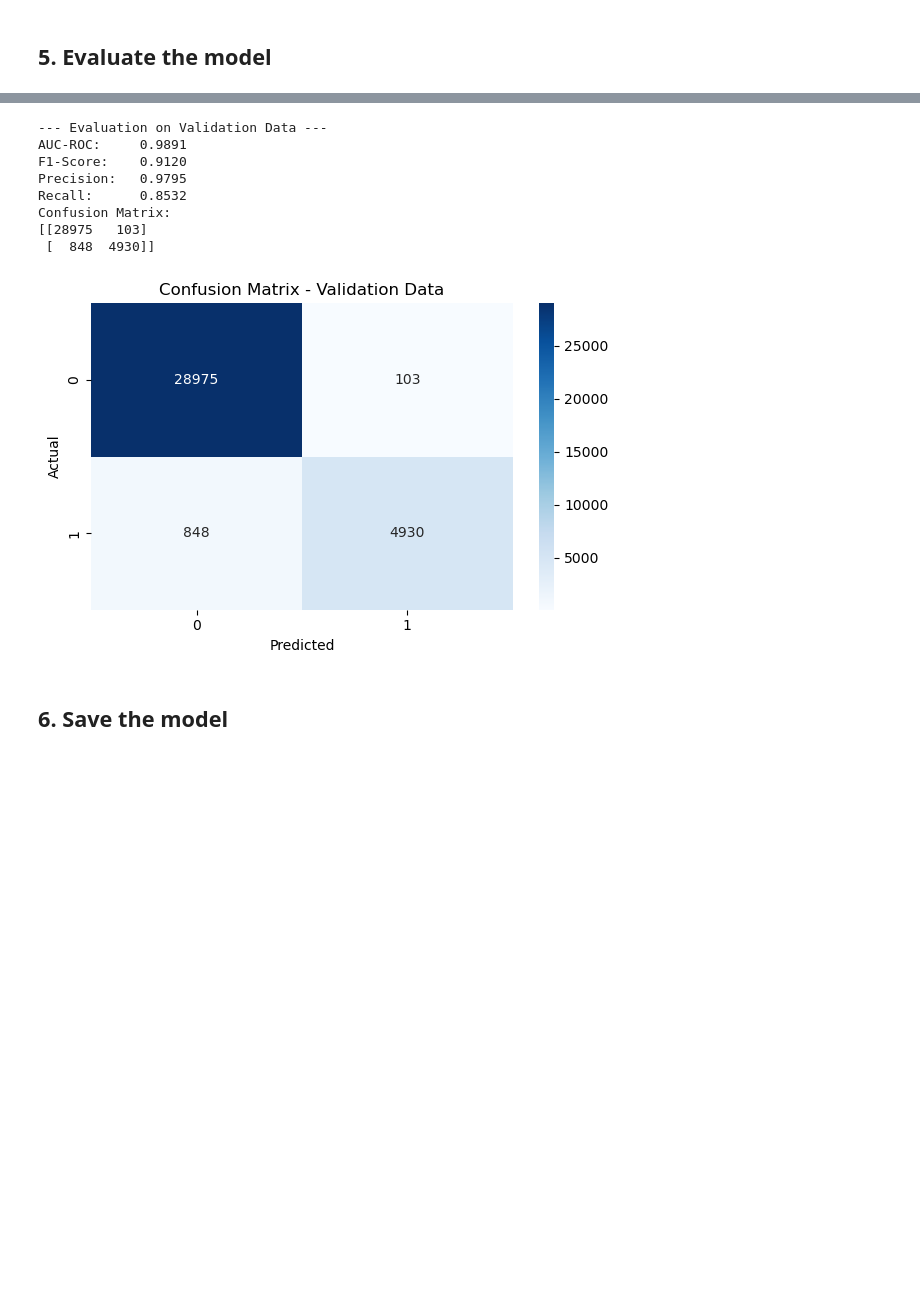
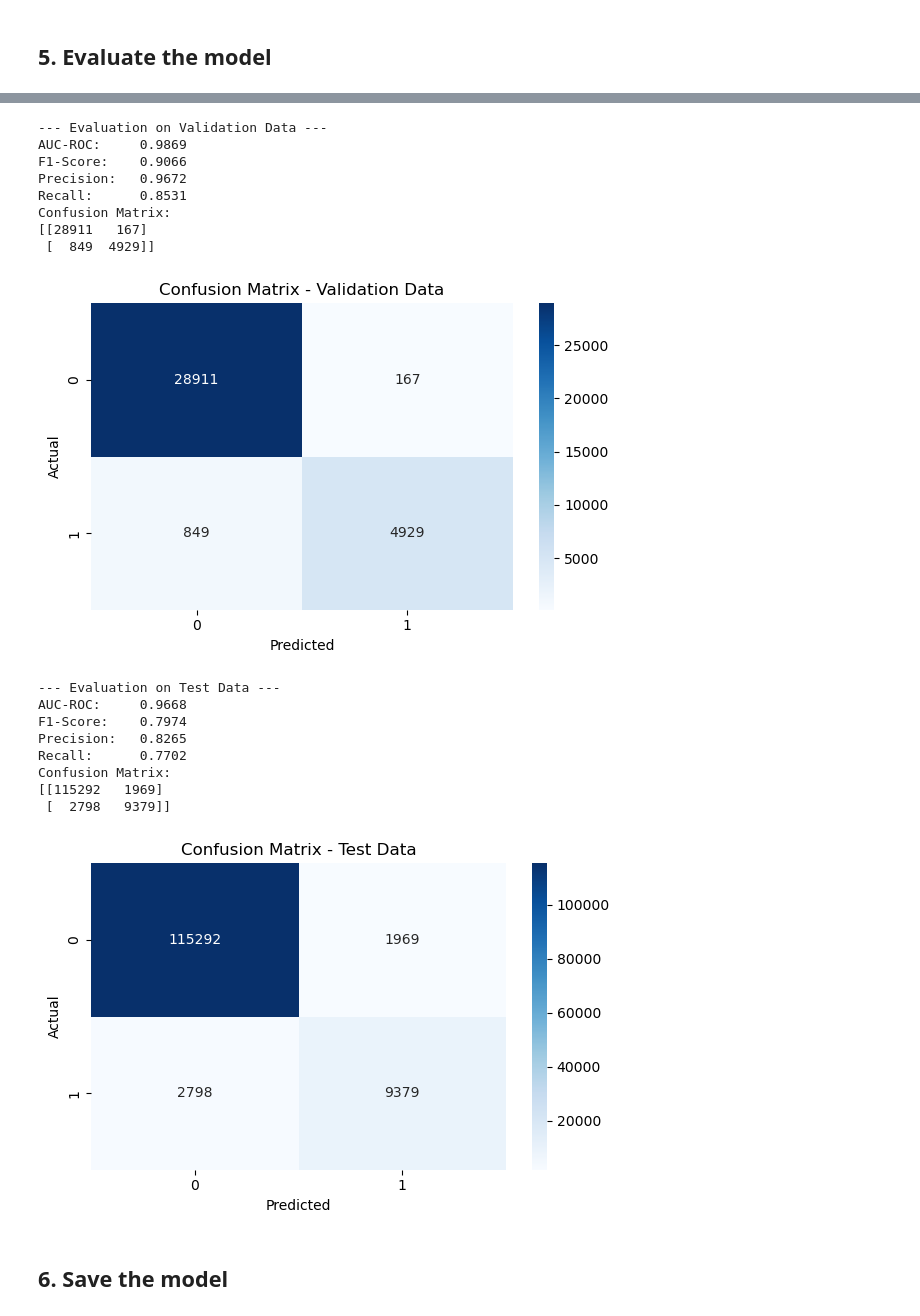
Before and after one commit to Reb-jon/Applying-Data-Science, a Jupyter notebook: ModelDevelopment_LSTM.ipynb, the cells around one changed output, grey strips where cells are left out. Drawn from its saved outputs; the diff is of its cells as text; code cells hidden in the pictures; blank space fills up the shorter version.

```diff
--- a/ModelDevelopment_LSTM.ipynb
+++ b/ModelDevelopment_LSTM.ipynb
@@ -253,6 +295,8 @@ plt.show()
 ## 5. Evaluate the model
 # %%
 # === Step 5: Evaluation Metrics ===
+test_loader = DataLoader(test_dataset, batch_size=batch_size)
+
 def evaluate_model(model, data_loader, dataset_name=""):
     model.eval()
     y_true, y_pred, y_prob = [], [], []
@@ -261,7 +305,8 @@ def evaluate_model(model, data_loader, dataset_name=""):
         for X_batch, y_batch in data_loader:
             outputs = model(X_batch)
             probs = torch.softmax(outputs, dim=1)[:, 1]
-            _, preds = torch.max(outputs, 1)
+            #_, preds = torch.max(outputs, 1)
+            preds = (probs > 0.3).int() # set the threshold as 0.3 to gain recall score
             y_true.extend(y_batch.numpy())
             y_pred.extend(preds.numpy())
             y_prob.extend(probs.numpy())
@@ -294,5 +339,6 @@ def evaluate_model(model, data_loader, dataset_name=""):
 # Run on both datasets
 evaluate_model(model, train_loader, "Training Data")
 evaluate_model(model, val_loader, "Validation Data")
+evaluate_model(model, test_loader, "Test Data")
 # %% [output]
 --- Evaluation on Training Data ---
@@ -306,13 +352,22 @@ Confusion Matrix:
 [figure]
 --- Evaluation on Validation Data ---
-AUC-ROC:     0.9891
-F1-Score:    0.9120
-Precision:   0.9795
-Recall:      0.8532
+AUC-ROC:     0.9869
+F1-Score:    0.9066
+Precision:   0.9672
+Recall:      0.8531
 Confusion Matrix:
-[[28975   103]
- [  848  4930]]
+[[28911   167]
+ [  849  4929]]
 [figure]
+--- Evaluation on Test Data ---
+AUC-ROC:     0.9668
+F1-Score:    0.7974
+Precision:   0.8265
+Recall:      0.7702
+Confusion Matrix:
+[[115292   1969]
+ [  2798   9379]]
+[figure, added]
 # %% [markdown]
 ## 6. Save the model
 # %%
```
Also changed, not shown: parts of 10 cells of this notebook.
